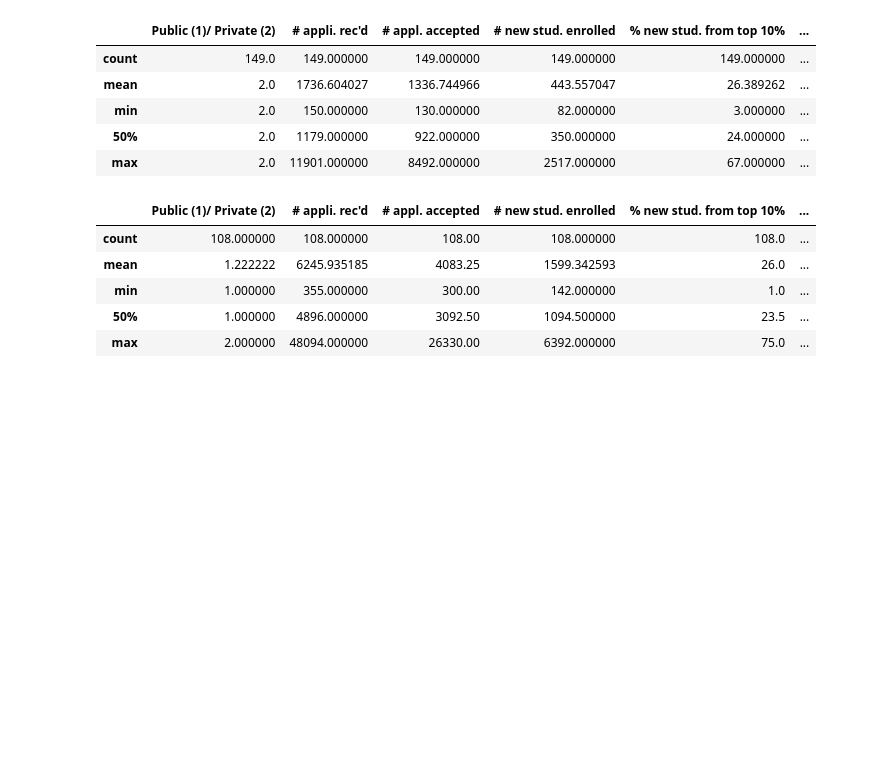
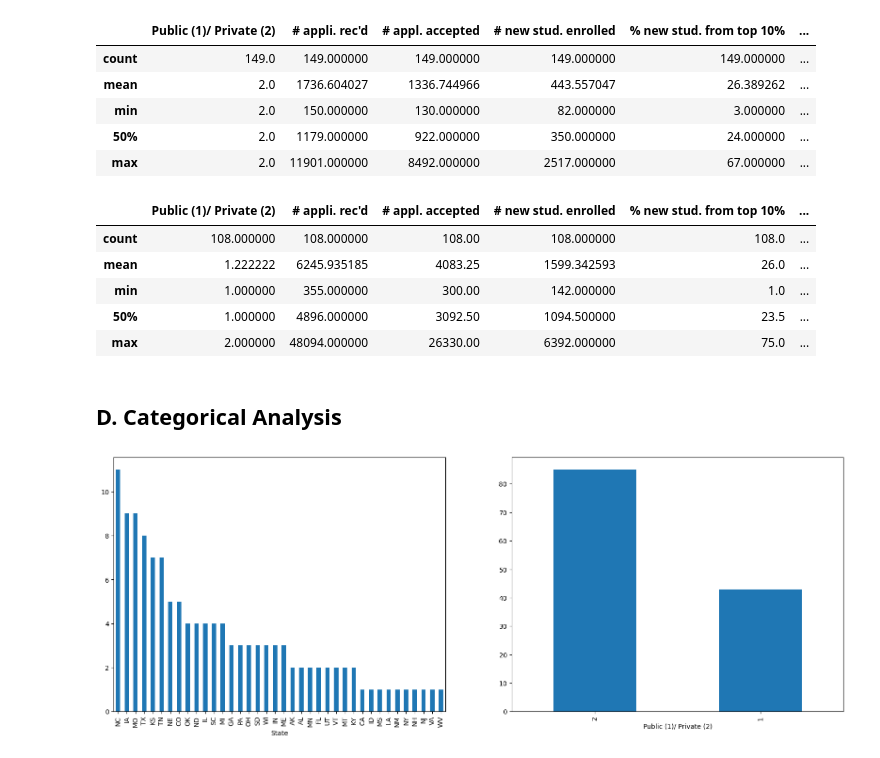
Before and after one commit to Abel-Lagonell/Data-Mining, a Jupyter notebook: Homework03_Abel_Lagonell.ipynb, the cells around one changed output. Drawn from its saved outputs; the diff is of its cells as text; code cells hidden in the pictures; blank space fills up the shorter version.

```diff
--- a/Homework03_Abel_Lagonell.ipynb
+++ b/Homework03_Abel_Lagonell.ipynb
@@ -97,3 +103,14 @@ cluster_groups.get_group((3,)).describe().loc[['count', 'mean', 'min', '50%', 'm
 | min | 1.000000 | 355.000000 | 300.00 | 142.000000 | 1.0 | ... |
 | 50% | 1.000000 | 4896.000000 | 3092.50 | 1094.500000 | 23.5 | ... |
 | max | 2.000000 | 48094.000000 | 26330.00 | 6392.000000 | 75.0 | ... |
+# %% [markdown]
+## D. Categorical Analysis
+# %%
+fig, axes = plt.subplots(ncols=2, nrows=1, figsize=(20,7) )
+counts_state = cluster_groups.get_group((0,))["State"].value_counts()
+counts_state.plot(kind='bar', ax=axes[0])
+counts_type  = cluster_groups.get_group((0,))["Public (1)/ Private (2)"].value_counts()
+counts_type.plot(kind='bar', ax=axes[1])
+plt.show()
+# %% [output]
+[figure, added]
```
Also changed, not shown: parts of 41 cells of this notebook.
